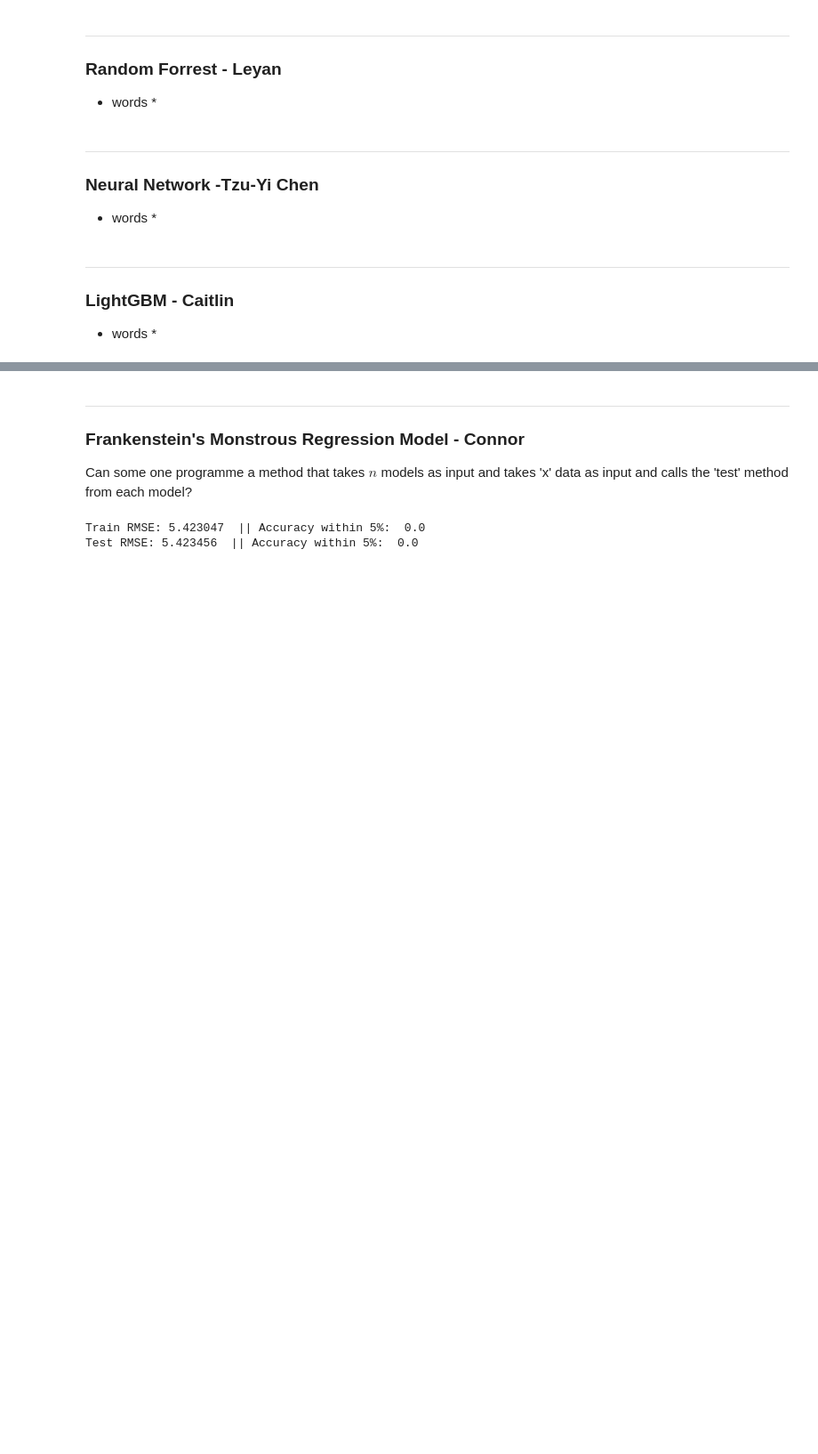
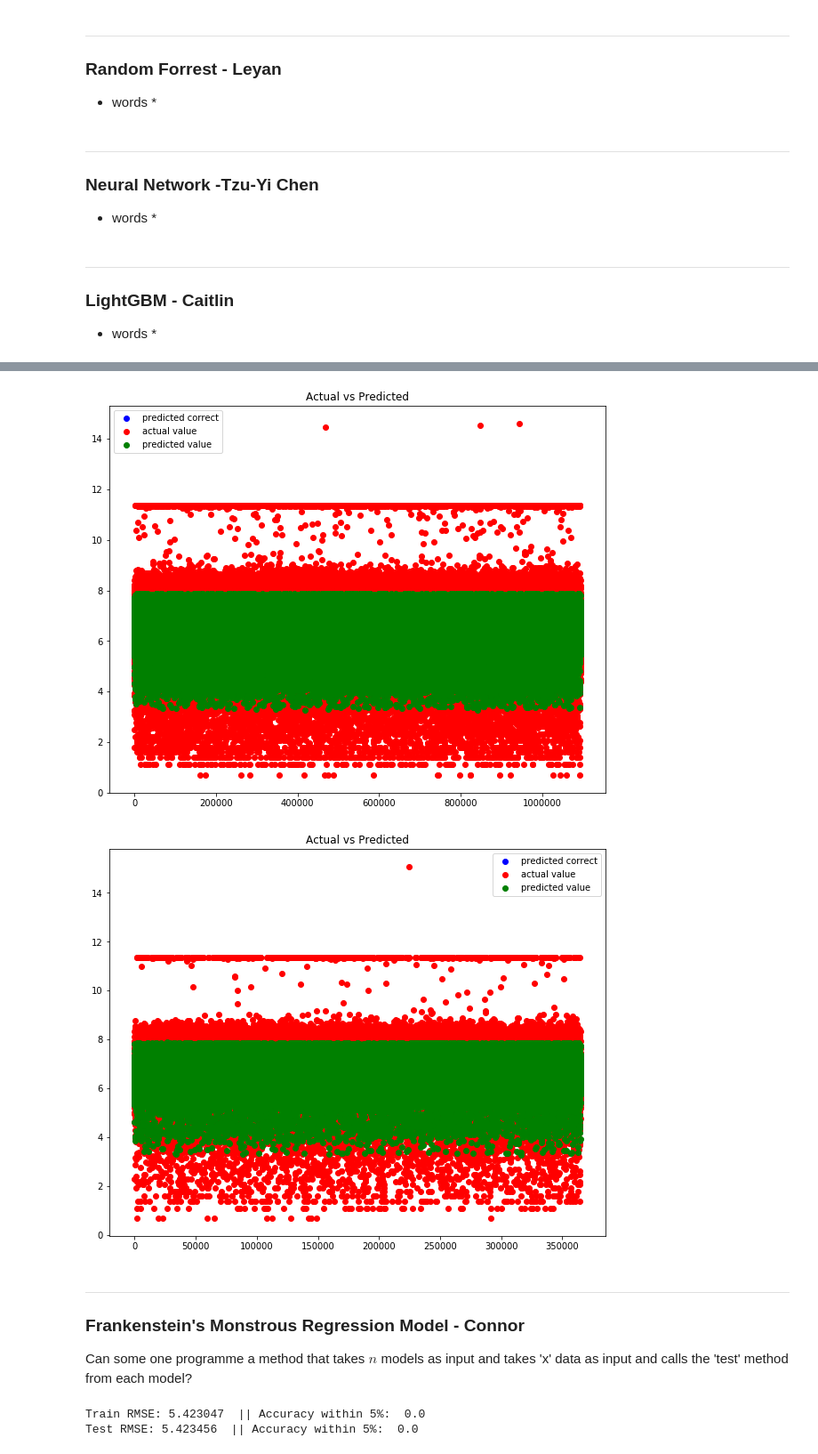
Before and after one commit to Xethagona/Taxi-Coursework, a Jupyter notebook: NYTD.ipynb, the cells around one changed output, grey strips where cells are left out. Shown at 89% size. Drawn from its saved outputs; the diff is of its cells as text; code cells hidden in the pictures; blank space fills up the shorter version.

Commit message:
More added to Light GBM it's something

```diff
--- a/NYTD.ipynb
+++ b/NYTD.ipynb
@@ -1886,11 +1866,11 @@ feature_names = ['vendor_id', 'passenger_count', 'pickup_longitude',
        'store_and_fwd_flag', 'pickup_Year', 'pickup_Month',
        'pickup_Day', 'pickup_Hour', 'pickup_Minute', 'distanceTravelled']
 
-target = np.log(X_train['trip_duration'] + 1).values
-features = X_train[feature_names].values
+target = np.log(x_train['trip_duration'] + 1).values
+features = x_train[feature_names].values
 
-test_target = np.log(X_test['trip_duration'] + 1).values
-test_features = X_test[feature_names].values
+test_target = np.log(x_test['trip_duration'] + 1).values
+test_features = x_test[feature_names].values
 
 
 train_data = lgb.Dataset(features, label=target)
@@ -1903,15 +1883,15 @@ params['metric'] = 'l2'
 params['sub_feature'] = 1
 params['num_leaves'] = 1000
 params['min_data'] = 50
-params['max_depth'] = 11
+params['max_depth'] = 15
 
 num_round = 10
-bst = lgb.train(params, train_data,100,valid_sets=[test_data])
+bst = lgb.train(params, train_data,500,valid_sets=[test_data])
 
 #bst.save_model('model.txt')
 pickle.dump(feature_names, open("savedModels/LGM_model_1_features.pickle.dat", "wb"))
 pickle.dump(bst, open("savedModels/LGM_model_1.pickle.dat", "wb"))
 
 ypred=bst.predict(features)
-print(ypred)
+print(ypred[0:5])
 print(target[0:5])
@@ -1918,3 +1916,12 @@ print(target[0:5])
+# %%
+lightgbm_predict_train = bst.predict(features)
+lightgbm_predict_test = bst.predict(test_features)
+
+actvspred(target, lightgbm_predict_train)
+actvspred(test_target,lightgbm_predict_test)
+# %% [output]
+[figure, added]
+[figure, added]
 # %% [markdown]
 <hr style="height: 1.0px;"/>
 
```
Also changed, not shown: parts of 6 cells of this notebook, 2 other files.
